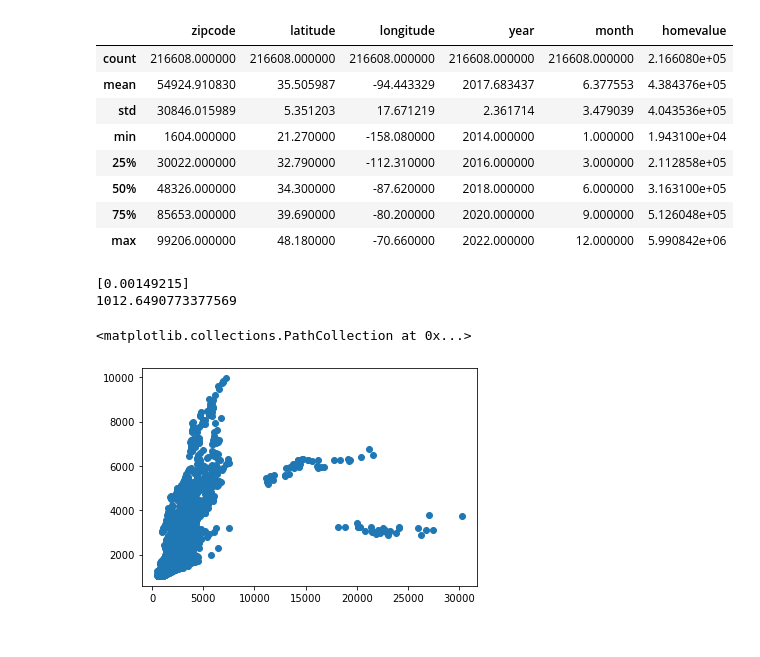
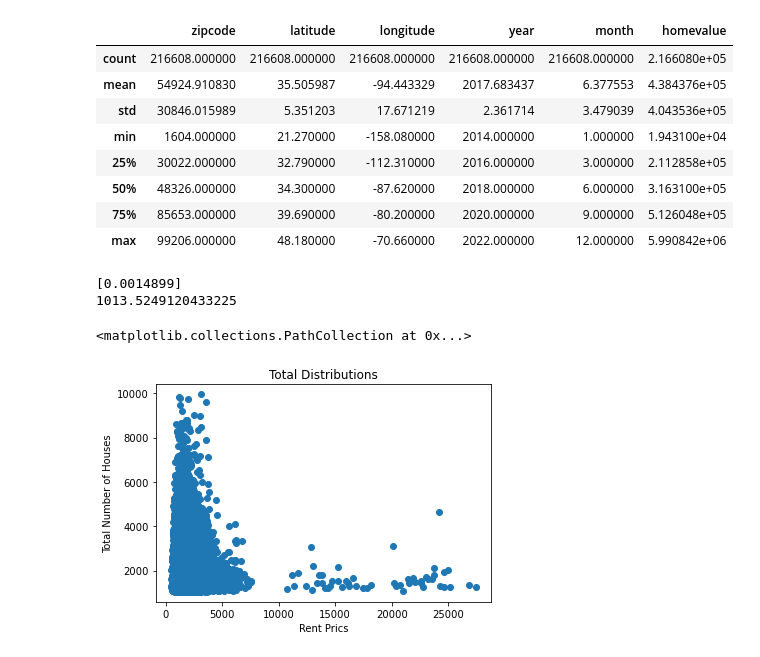
Before and after one commit to Leehudson514/House_analysis, a Jupyter notebook: Machine Learning.ipynb, the cells around one changed output. Drawn from its saved outputs; the diff is of its cells as text; code cells hidden in the pictures.

```diff
--- a/Machine Learning.ipynb
+++ b/Machine Learning.ipynb
@@ -135,33 +138,32 @@ X.describe()
 # %%
 x = house[['homevalue']]
 
 y = house['rent']
 
 from sklearn.model_selection import train_test_split
 
 x_train, x_test, y_train, y_test = train_test_split(x, y, test_size = 0.3)
 
 from sklearn.linear_model import LinearRegression
 
 model = LinearRegression()
 
 model.fit(x_train, y_train)
 
 y_pred = model.predict(X_test)
 
 
 print(model.coef_)
 
 print(model.intercept_)
+
+plt.title("Total Distributions")
+plt.xlabel("Rent Prics")
+plt.ylabel("Total Number of Houses")
+
+plt.scatter(y_test, predictions)
 # %% [output]
-[0.00149215]
-1012.6490773377569
+[0.0014899]
+1013.5249120433225
+<matplotlib.collections.PathCollection at 0x...>
+[figure, added]
-# %%
-pd.DataFrame(model.coef_, x.columns, columns = ['Coeff'])
-
-predictions = model.predict(x_test)
-
-plt.scatter(y_test, predictions)
-# %% [output]
-<matplotlib.collections.PathCollection at 0x...>
-[figure, removed]
```
Also changed, not shown: parts of 4 cells of this notebook.
